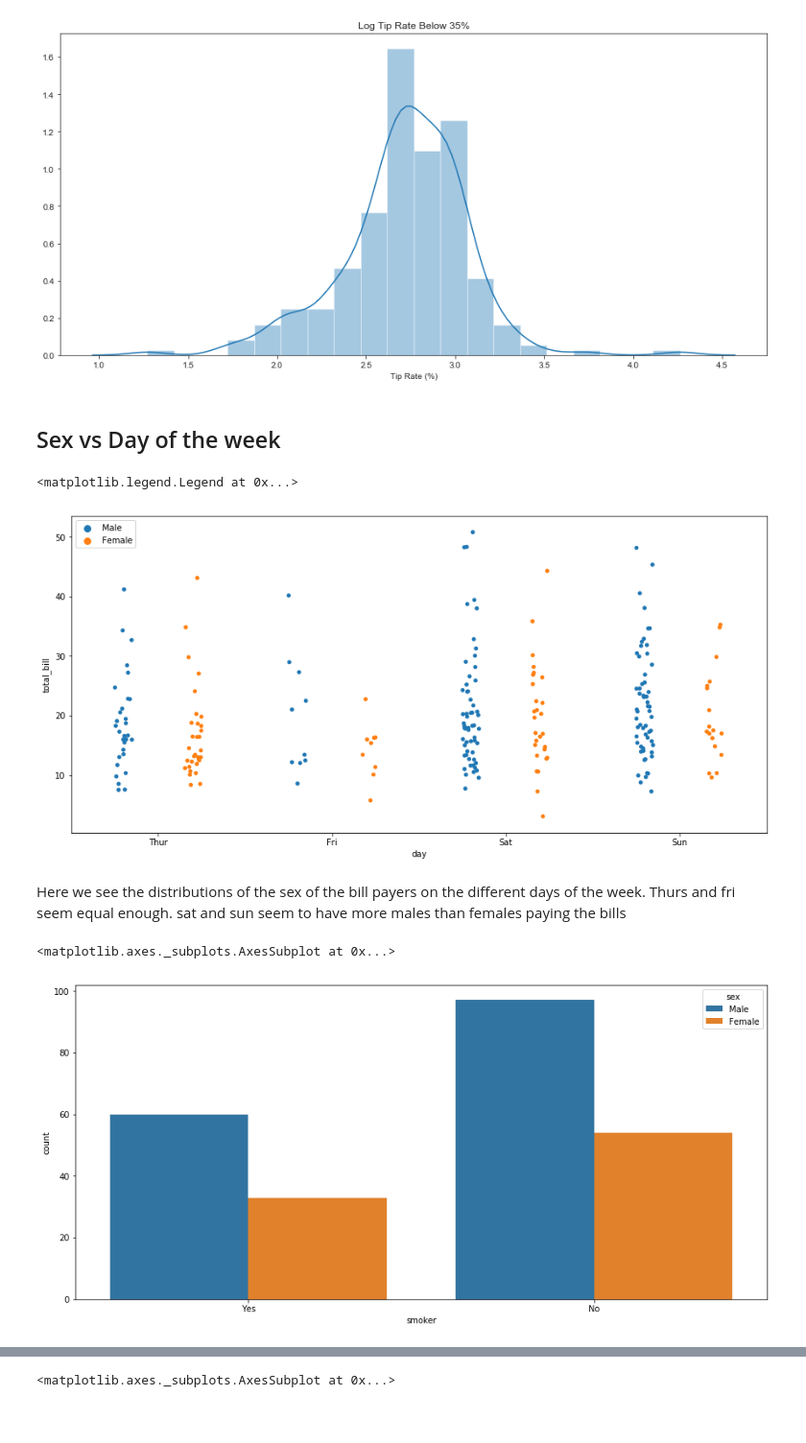
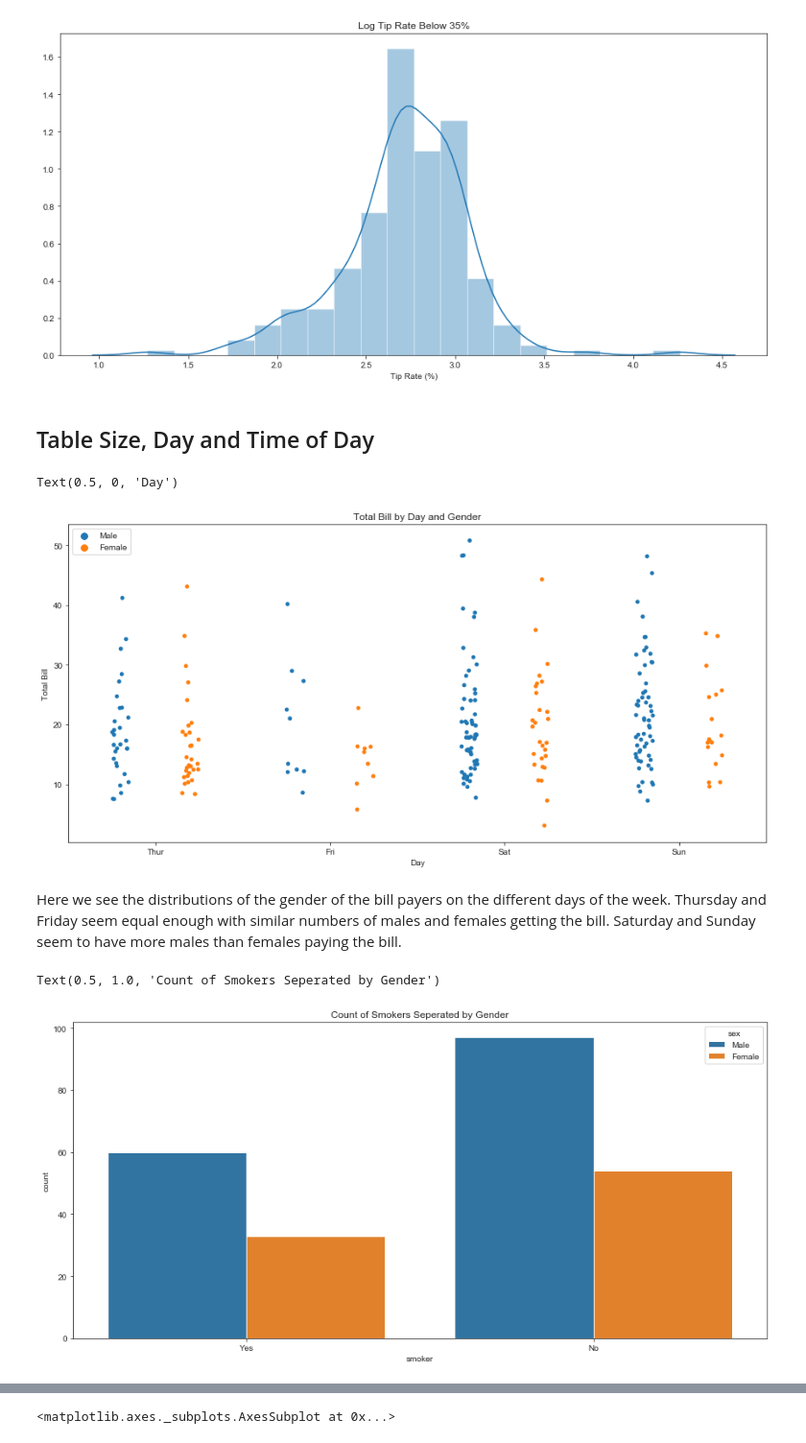
Before and after one commit to zoecahill1/fundamentals-project, a Jupyter notebook: tips-dataset.ipynb, the cells around one changed output, grey strips where cells are left out. Shown at 96% size. Saved outputs shown, nothing was run; the diff lists cells and outputs as text; code cells hidden in the pictures; blank space fills up the shorter version.

```diff
--- a/tips-dataset.ipynb
+++ b/tips-dataset.ipynb
@@ -443,19 +445,23 @@ plt.xlabel("Tip Rate (%)")
 # %% [output]
 Text(0.5, 0, 'Tip Rate (%)')
 [figure]
-# %% [markdown]
-## Sex vs Day of the week
+# %% [markdown]
+## Table Size, Day and Time of Day <a class="ancor" id="dayTime"/>
 # %%
 ax = sns.stripplot( x="day", y="total_bill", dodge=True, hue="sex", data=tips)
 plt.legend(loc='upper left')
+plt.title("Total Bill by Day and Gender")
+plt.ylabel("Total Bill")
+plt.xlabel("Day")
 # %% [output]
-<matplotlib.legend.Legend at 0x...>
+Text(0.5, 0, 'Day')
-[figure, old version]
+[figure, new version]
 # %% [markdown]
-Here we see the distributions of the sex of the bill payers on the different days of the week. Thurs and fri seem equal enough. sat and sun seem to have more males than females paying the bills
+Here we see the distributions of the gender of the bill payers on the different days of the week. Thursday and Friday seem equal enough with similar numbers of males and females getting the bill. Saturday and Sunday seem to have more males than females paying the bill.
 # %%
 sns.countplot(x="smoker",data=tips,hue="sex")
+plt.title("Count of Smokers Seperated by Gender")
 # %% [output]
-<matplotlib.axes._subplots.AxesSubplot at 0x...>
+Text(0.5, 1.0, 'Count of Smokers Seperated by Gender')
-[figure, old version]
+[figure, new version]
 # %% [markdown]
```
Also changed, not shown: parts of 11 cells of this notebook.
